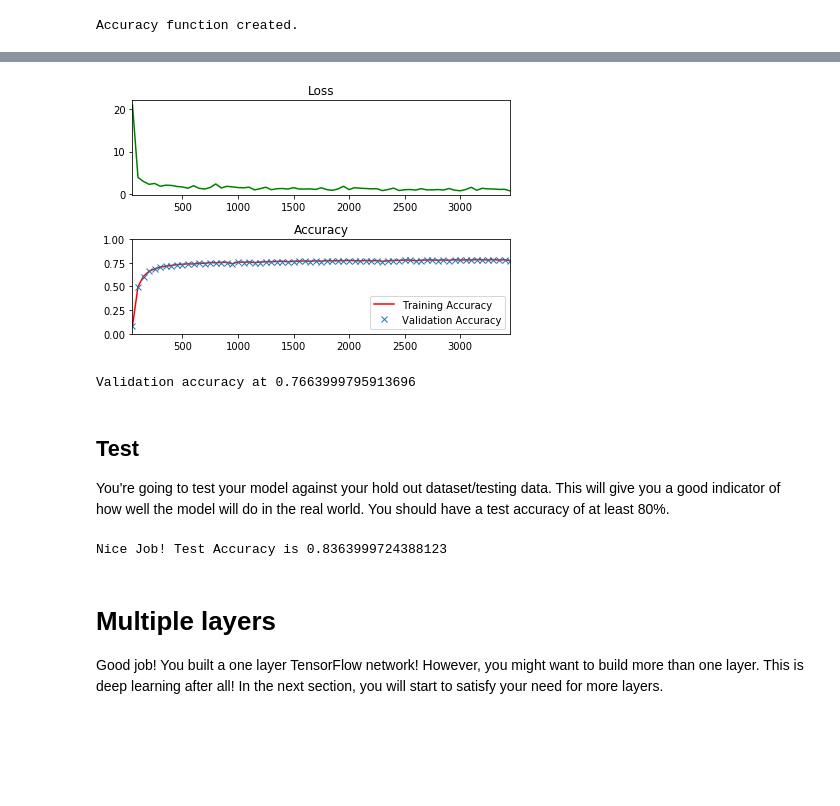
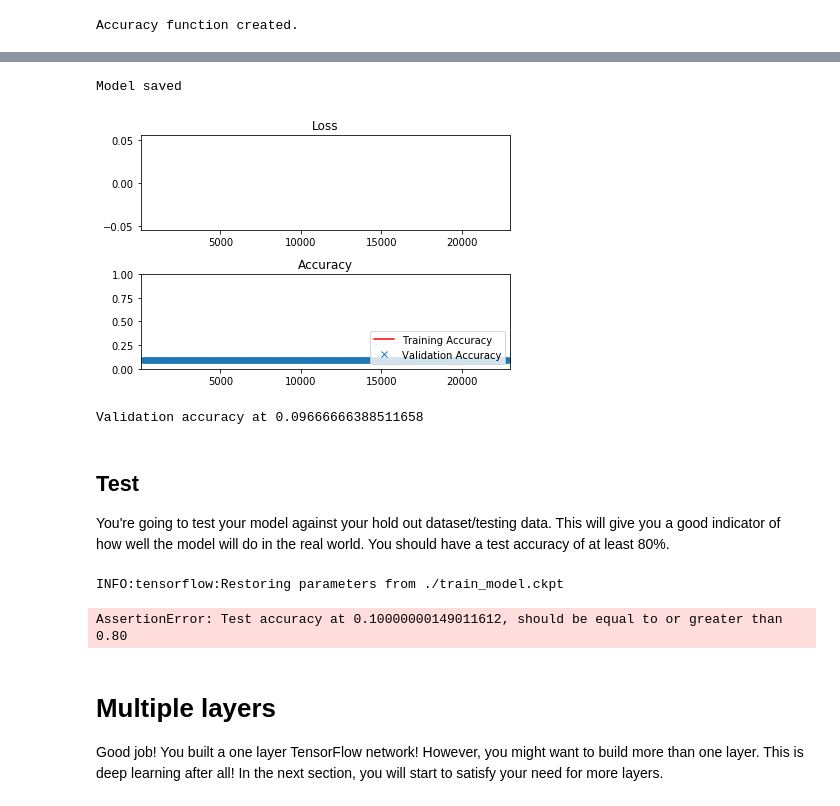
Before and after one commit to bakamoridesu/Udacity_study, a Jupyter notebook: deep_learning/intro-to-tensorflow/intro_to_tensorflow.ipynb, the cells around one changed output, grey strips where cells are left out. Saved outputs shown, nothing was run; the diff lists cells and outputs as text; code cells hidden in the pictures; blank space fills up the shorter version.

Commit message:
Deep learning: added 2nd layer in tensorflow. Looks like the model stopped to learn.

```diff
--- a/deep_learning/intro-to-tensorflow/intro_to_tensorflow.ipynb
+++ b/deep_learning/intro-to-tensorflow/intro_to_tensorflow.ipynb
@@ -264,6 +264,7 @@ For the neural network to train on your data, you need the following <a href="ht
 # %%
 # All the pixels in the image (28 * 28 = 784)
 features_count = 784
+hidden_count = 256
 # All the labels
 labels_count = 10
 
@@ -272,16 +273,23 @@ features = tf.placeholder(tf.float32)
 labels = tf.placeholder(tf.float32)
 
 # TODO: Set the weights and biases tensors
-weights = tf.Variable(tf.truncated_normal((features_count, labels_count)))
-biases = tf.Variable(tf.zeros(labels_count))
+#weights = tf.Variable(tf.truncated_normal((features_count, labels_count)))
+#biases = tf.Variable(tf.zeros(labels_count))
 
-
+weights = {
+    'hidden_layer': tf.Variable(tf.random_normal([features_count, hidden_count])),
+    'out': tf.Variable(tf.random_normal([hidden_count, labels_count]))
+}
+biases = {
+    'hidden_layer': tf.Variable(tf.zeros(hidden_count)),
+    'out': tf.Variable(tf.zeros(labels_count))
+}
 
 ### DON'T MODIFY ANYTHING BELOW ###
 
 #Test Cases
 from tensorflow.python.ops.variables import Variable
-
+'''
 assert features._op.name.startswith('Placeholder'), 'features must be a placeholder'
 assert labels._op.name.startswith('Placeholder'), 'labels must be a placeholder'
 assert isinstance(weights, Variable), 'weights must be a TensorFlow variable'
@@ -298,14 +306,18 @@ assert biases._variable._shape == (10), 'The shape of biases is incorrect'
 
 assert features._dtype == tf.float32, 'features must be type float32'
 assert labels._dtype == tf.float32, 'labels must be type float32'
-
+'''
 # Feed dicts for training, validation, and test session
 train_feed_dict = {features: train_features, labels: train_labels}
 valid_feed_dict = {features: valid_features, labels: valid_labels}
 test_feed_dict = {features: test_features, labels: test_labels}
 
 # Linear Function WX + b
-logits = tf.matmul(features, weights) + biases
+hidden = tf.add(tf.matmul(features, weights['hidden_layer']), biases['hidden_layer'])
+hidden = tf.nn.relu(hidden)
+logits = tf.add(tf.matmul(hidden, weights['out']), biases['out'])
+
+#logits = tf.add(tf.matmul(features, weights), biases)
 
 prediction = tf.nn.softmax(logits)
 
@@ -326,7 +338,7 @@ with tf.Session() as session:
     session.run(loss, feed_dict=test_feed_dict)
     biases_data = session.run(biases)
 
-assert not np.count_nonzero(biases_data), 'biases must be zeros'
+#assert not np.count_nonzero(biases_data), 'biases must be zeros'
 
 print('Tests Passed!')
 # %% [output]
@@ -373,10 +385,11 @@ The code will print out a Loss and Accuracy graph, so you can see how well the n
 batch_size = 128
 
 # TODO: Find the best parameters for each configuration
-epochs = 3
-learning_rate = 0.2
+epochs = 20
+learning_rate = 0.01
 
-
+save_file = './train_model.ckpt'
+saver = tf.train.Saver()
 
 ### DON'T MODIFY ANYTHING BELOW ###
 # Gradient Descent
@@ -418,35 +431,38 @@ with tf.Session() as session:
                 # Calculate Training and Validation accuracy
                 training_accuracy = session.run(accuracy, feed_dict=train_feed_dict)
                 validation_accuracy = session.run(accuracy, feed_dict=valid_feed_dict)
 
                 # Log batches
                 previous_batch = batches[-1] if batches else 0
                 batches.append(log_batch_step + previous_batch)
                 loss_batch.append(l)
                 train_acc_batch.append(training_accuracy)
                 valid_acc_batch.append(validation_accuracy)
 
         # Check accuracy against Validation data
         validation_accuracy = session.run(accuracy, feed_dict=valid_feed_dict)
+    saver.save(session, save_file)
+    print('Model saved')
 
 loss_plot = plt.subplot(211)
 loss_plot.set_title('Loss')
 loss_plot.plot(batches, loss_batch, 'g')
 loss_plot.set_xlim([batches[0], batches[-1]])
 acc_plot = plt.subplot(212)
 acc_plot.set_title('Accuracy')
 acc_plot.plot(batches, train_acc_batch, 'r', label='Training Accuracy')
 acc_plot.plot(batches, valid_acc_batch, 'x', label='Validation Accuracy')
 acc_plot.set_ylim([0, 1.0])
 acc_plot.set_xlim([batches[0], batches[-1]])
 acc_plot.legend(loc=4)
 plt.tight_layout()
 plt.show()
 
 print('Validation accuracy at {}'.format(validation_accuracy))
 # %% [output]
+Model saved
-[figure, old version]
+[figure, new version]
-Validation accuracy at 0.7663999795913696
+Validation accuracy at 0.09666666388511658
 # %% [markdown]
 ## Test
 You're going to test your model against your hold out dataset/testing data.  This will give you a good indicator of how well the model will do in the real world.  You should have a test accuracy of at least 80%.
@@ -457,7 +473,8 @@ test_accuracy = 0.0
 
 with tf.Session() as session:
 
-    session.run(init)
+    #session.run(init)
+    saver.restore(session, save_file)
     batch_count = int(math.ceil(len(train_features)/batch_size))
 
     for epoch_i in range(epochs):
@@ -482,7 +499,8 @@ with tf.Session() as session:
 assert test_accuracy >= 0.80, 'Test accuracy at {}, should be equal to or greater than 0.80'.format(test_accuracy)
 print('Nice Job! Test Accuracy is {}'.format(test_accuracy))
 # %% [output]
-Nice Job! Test Accuracy is 0.8363999724388123
+INFO:tensorflow:Restoring parameters from ./train_model.ckpt
+AssertionError: Test accuracy at 0.10000000149011612, should be equal to or greater than 0.80
 # %% [markdown]
 # Multiple layers
 Good job!  You built a one layer TensorFlow network!  However, you might want to build more than one layer.  This is deep learning after all!  In the next section, you will start to satisfy your need for more layers.
```
